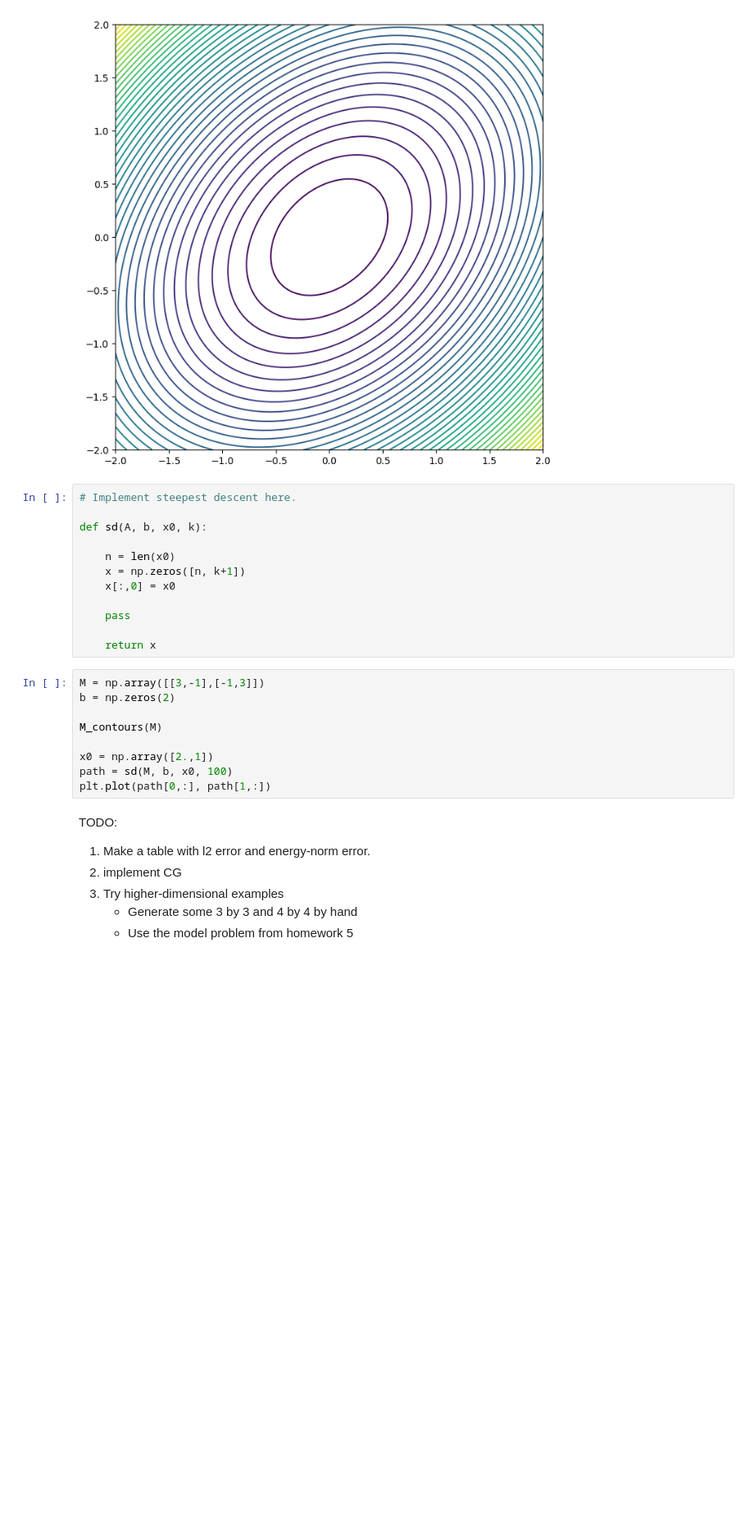
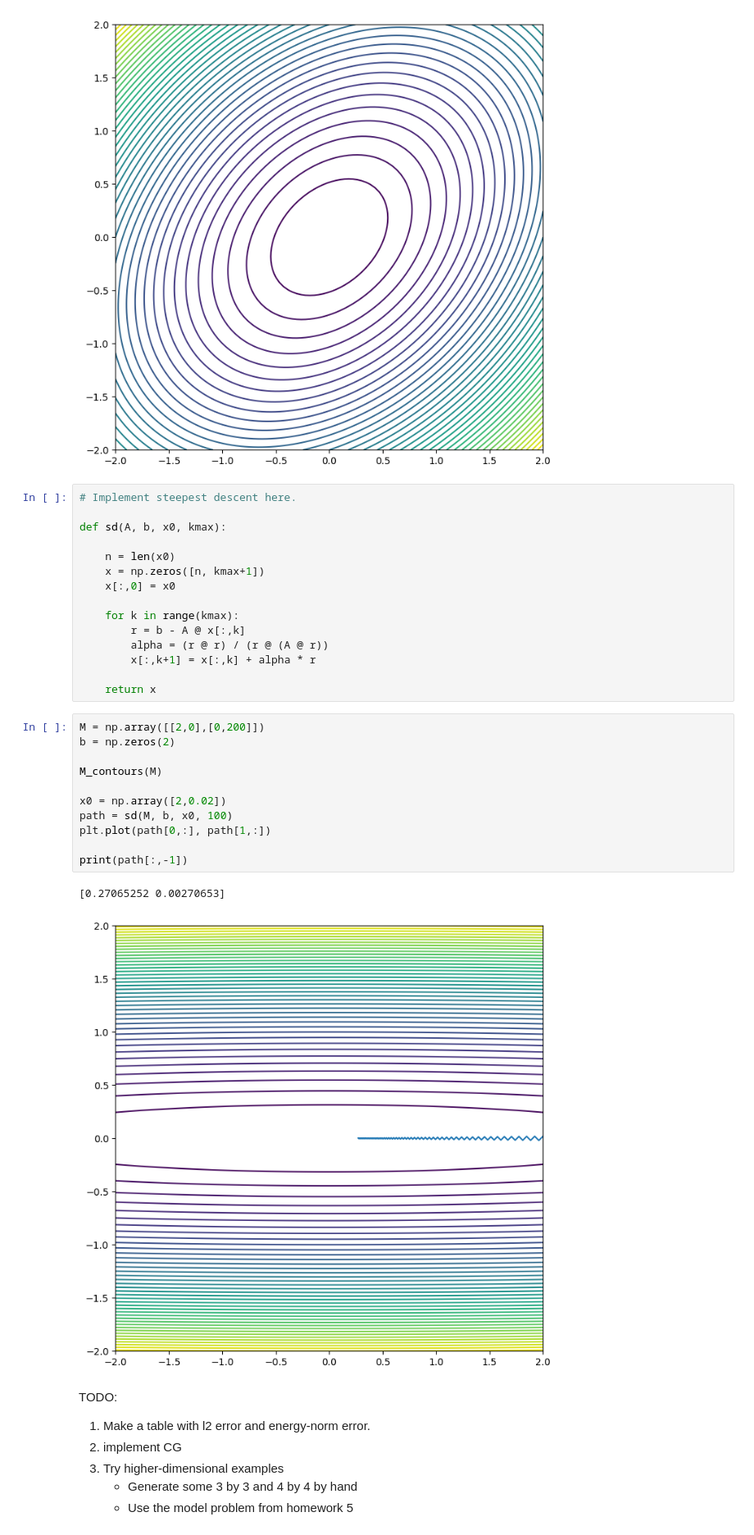
Before and after one commit to cnobleshriver/math551, a Jupyter notebook: Descent Demo.ipynb, the cells around one changed output. Shown at 82% size. Drawn from its saved outputs; the diff is of its cells as text; blank space fills up the shorter version.

```diff
--- a/Descent Demo.ipynb
+++ b/Descent Demo.ipynb
@@ -19,24 +19,32 @@ M_contours(M)
 # %%
 # Implement steepest descent here.
 
-def sd(A, b, x0, k):
+def sd(A, b, x0, kmax):
 
     n = len(x0)
-    x = np.zeros([n, k+1])
+    x = np.zeros([n, kmax+1])
     x[:,0] = x0
 
-    pass
+    for k in range(kmax):
+        r = b - A @ x[:,k]
+        alpha = (r @ r) / (r @ (A @ r))
+        x[:,k+1] = x[:,k] + alpha * r
 
     return x
 # %%
-M = np.array([[3,-1],[-1,3]])
+M = np.array([[2,0],[0,200]])
 b = np.zeros(2)
 
 M_contours(M)
 
-x0 = np.array([2.,1])
+x0 = np.array([2,0.02])
 path = sd(M, b, x0, 100)
 plt.plot(path[0,:], path[1,:])
+
+print(path[:,-1])
+# %% [output]
+[0.27065252 0.00270653]
+[figure, added]
 # %% [markdown]
 TODO:
 1. Make a table with l2 error and energy-norm error.
```
Also changed, not shown: parts of 2 cells of this notebook.
